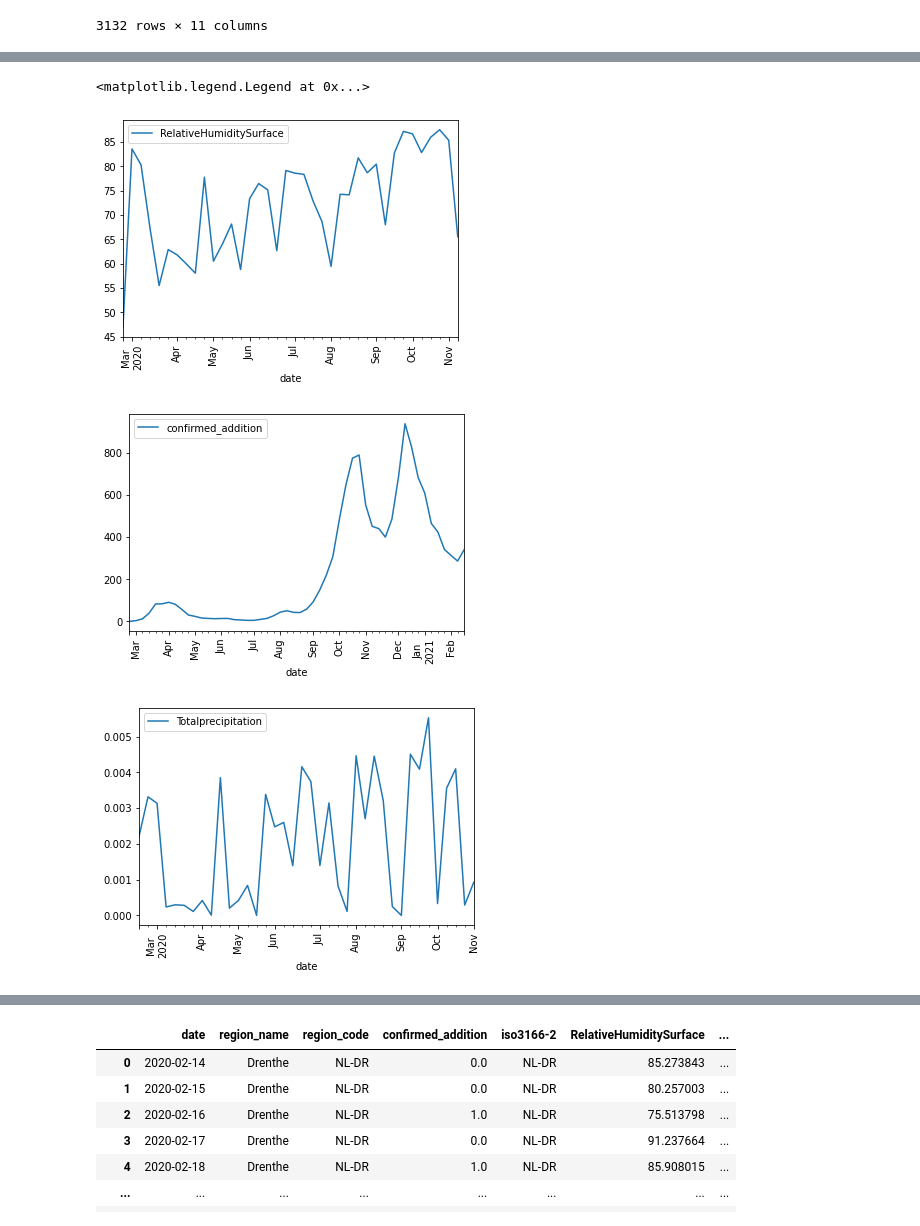
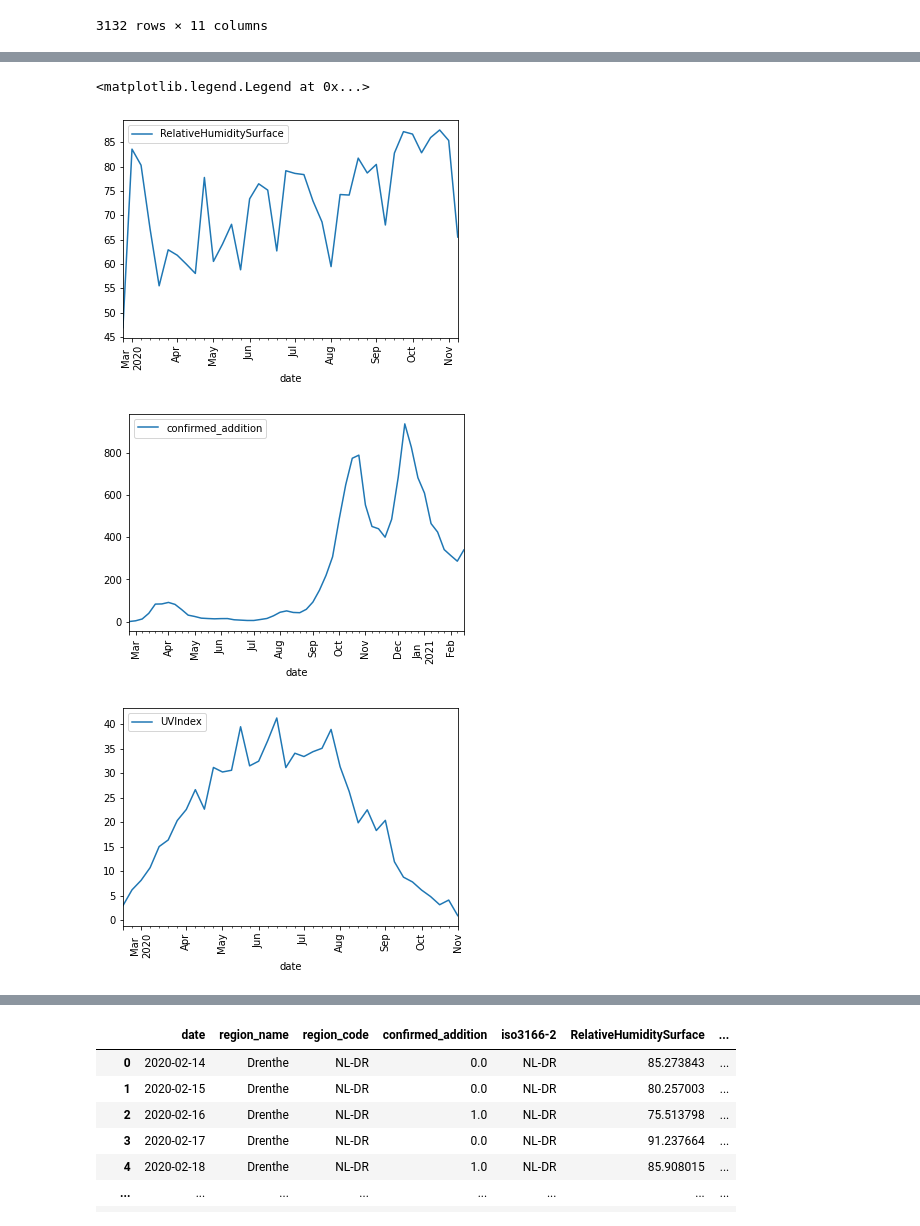
Before and after one commit to Javh2138/fyp2021p02g16, a Jupyter notebook: Notebooks/Project2_final.ipynb, the cells around one changed output, grey strips where cells are left out. Saved outputs shown, nothing was run; the diff lists cells and outputs as text; code cells hidden in the pictures.

```diff
--- a/Notebooks/Project2_final.ipynb
+++ b/Notebooks/Project2_final.ipynb
@@ -139,32 +151,4 @@ folium.Choropleth(
 nl_map
 # %% [output]
 [interactive output not drawn]
-# %%
-with open('../data/Raw/metadata/nl_metadata.json') as f:
-    metadata = json.load(f)
-nl_weather = weather['iso3166-2'].str[:2] == 'NL'
-nl_weather_df = weather[nl_weather]
-nl_weather_df
-#missing data?
-#print(nl_weather_df.isna().any().any())
-nl_weather_df
-reg_dict = {}
-names = {}
-for i in metadata['country_metadata']:
-    reg_dict[int(i['covid_region_code'])] = [i['population']]
-    names[int(i['covid_region_code'])] = i['iso3166-2_code']
-
-
-reg_names = set(nl_covid['region_code'])
-mask1 = nl_covid['confirmed_addition'].dropna()
-mask_idk = nl_covid['confirmed_addition'].notnull()
-
-#print(4344-sum(mask_idk))
-for i in list(reg_names):
-    mask = (nl_covid['region_code'] == i) & (nl_covid['confirmed_addition'].notnull())
-    mask_covid=nl_covid[mask]
-    reg_dict[i].append(sum(mask_covid['confirmed_addition']))
-df1 = pd.DataFrame.from_dict(reg_dict)
-df1 = df1.transpose()
-final_df = df1.rename(names)
 # %%
@@ -243,26 +228,26 @@ nl_covid_by_day.loc[:,'confirmed_addition'].plot.line(rot=90).legend(loc='upper
 # %%
 #plotting covid and weather data by weeks, to better visualize data
 plt.figure(0)
 weather_corona['date'] = pd.to_datetime(weather_corona['date']) - pd.to_timedelta(7, unit='d')
 df = weather_corona.groupby(['region_name', pd.Grouper(key='date', freq='W-MON')])['RelativeHumiditySurface'].sum().reset_index().sort_values('date')
 df['RelativeHumiditySurface'] = df['RelativeHumiditySurface']/7
 nl_covid_by_day =  df.groupby(by='date').mean()
 nl_covid_by_day.loc[:,'RelativeHumiditySurface'].plot.line(rot=90).legend(loc='upper left')
 plt.figure(1)
 nl_covid['date'] = pd.to_datetime(nl_covid['date']) - pd.to_timedelta(7, unit='d')
 df = nl_covid.groupby(['region_name', pd.Grouper(key='date', freq='W-MON')])['confirmed_addition'].sum().reset_index().sort_values('date')
 df['confirmed_addition'] = df['confirmed_addition']/7
 nl_covid_by_day =  df.groupby(by='date').mean()
 nl_covid_by_day.loc[:,'confirmed_addition'].plot.line(rot=90).legend(loc='upper left')
 plt.figure(2)
 weather_corona['date'] = pd.to_datetime(weather_corona['date']) - pd.to_timedelta(7, unit='d')
-df = weather_corona.groupby(['region_name', pd.Grouper(key='date', freq='W-MON')])['Totalprecipitation'].sum().reset_index().sort_values('date')
-df['Totalprecipitation'] = df['Totalprecipitation']/7
+df = weather_corona.groupby(['region_name', pd.Grouper(key='date', freq='W-MON')])['UVIndex'].sum().reset_index().sort_values('date')
+df['UVIndex'] = df['UVIndex']/7
 nl_covid_by_day =  df.groupby(by='date').mean()
-nl_covid_by_day.loc[:,'Totalprecipitation'].plot.line(rot=90).legend(loc='upper left')
+nl_covid_by_day.loc[:,'UVIndex'].plot.line(rot=90).legend(loc='upper left')
 # %% [output]
 <matplotlib.legend.Legend at 0x...>
 [figure]
 [figure]
-[figure, old version]
+[figure, new version]
 # %%
```
Also changed, not shown: parts of 25 cells of this notebook.
